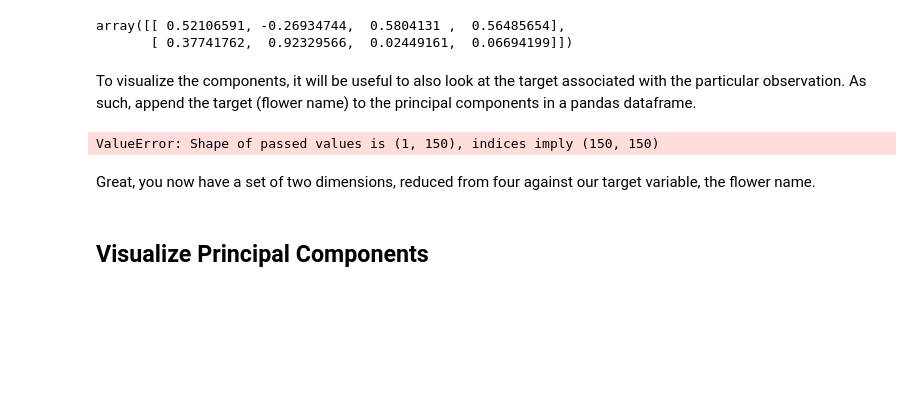
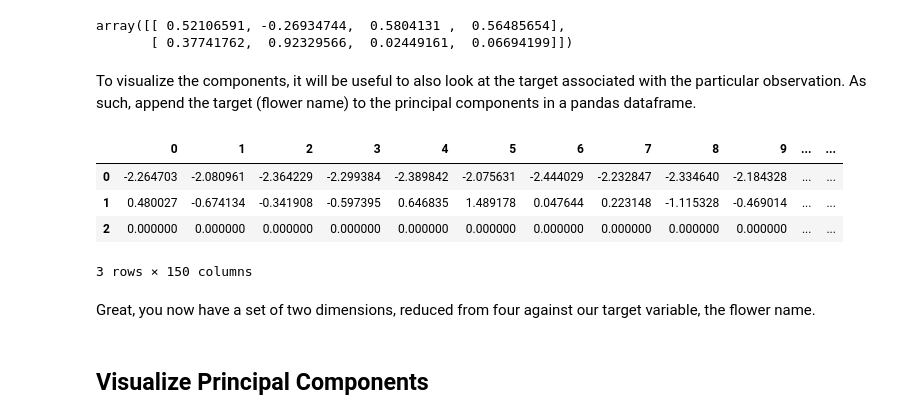
Before and after one commit to fleralle/dsc-pca-in-scikitlearn-lab-houston-ds-042219, a Jupyter notebook: index.ipynb, the cells around one changed output. Cells and saved outputs as stored; diff of their text form; code cells hidden in the pictures; blank space fills up the shorter version.

```diff
--- a/index.ipynb
+++ b/index.ipynb
@@ -106,11 +106,15 @@ To visualize the components, it will be useful to also look at the target associ
 As such, append the target (flower name) to the principal components in a pandas dataframe.
 # %%
 # Create a new dataset fro principal components
-pd.DataFrame(transformed[:,0], transformed[:,1], target)
+pd.DataFrame([transformed[:,0], transformed[:,1], target])
 
 # Your code here
 # %% [output]
+|  | 0 | 1 | 2 | 3 | 4 | 5 | 6 | 7 | 8 | 9 | ... | ... |
+| 0 | -2.264703 | -2.080961 | -2.364229 | -2.299384 | -2.389842 | -2.075631 | -2.444029 | -2.232847 | -2.334640 | -2.184328 | ... | ... |
+| 1 | 0.480027 | -0.674134 | -0.341908 | -0.597395 | 0.646835 | 1.489178 | 0.047644 | 0.223148 | -1.115328 | -0.469014 | ... | ... |
+| 2 | 0.000000 | 0.000000 | 0.000000 | 0.000000 | 0.000000 | 0.000000 | 0.000000 | 0.000000 | 0.000000 | 0.000000 | ... | ... |
-ValueError: Shape of passed values is (1, 150), indices imply (150, 150)
+3 rows × 150 columns
 # %% [markdown]
 Great, you now have a set of two dimensions, reduced from four against our target variable, the flower name.
 # %% [markdown]
```
